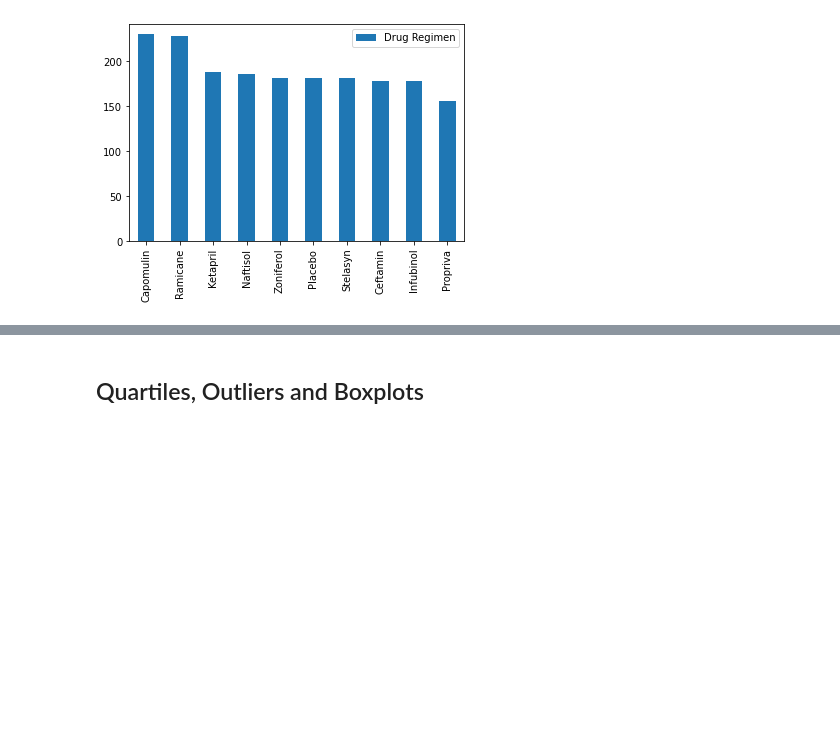
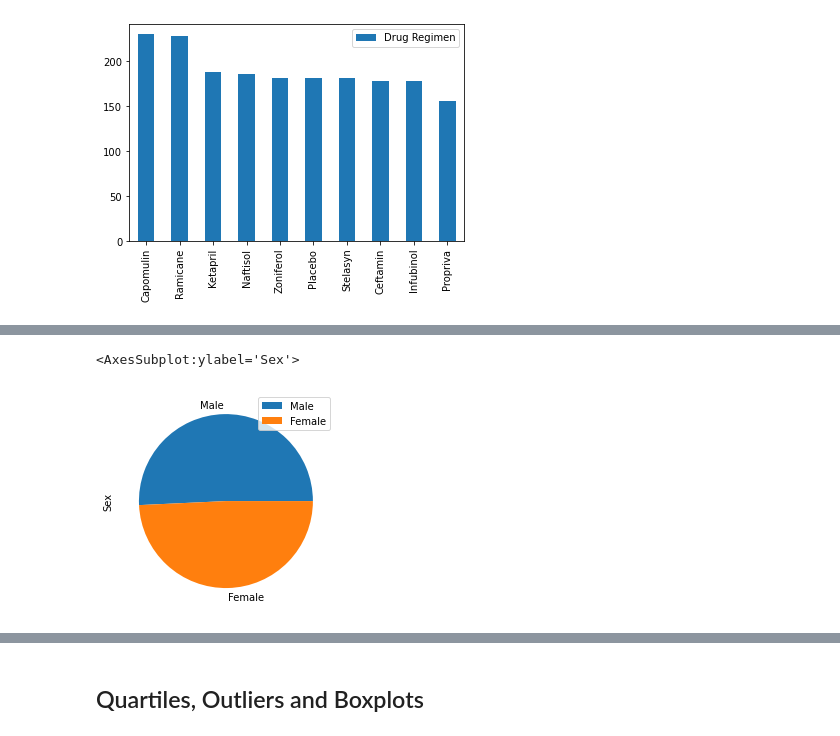
Before and after one commit to rperezme-data/DAB_H05_Matplotlib-challenge, a Jupyter notebook: Pymaceuticals/main.ipynb, the cells around one changed output, grey strips where cells are left out. Drawn from its saved outputs; the diff is of its cells as text; code cells hidden in the pictures; blank space fills up the shorter version.

Commit message:
Add Pie Chart

```diff
--- a/Pymaceuticals/main.ipynb
+++ b/Pymaceuticals/main.ipynb
@@ -155,5 +155,9 @@ plt.bar(regime_counts.index, regime_counts.values)
 [figure]
 # %%
 # Generate a pie plot showing the distribution of female versus male mice using pandas
+pd.DataFrame(clean_data['Sex'].value_counts()).plot(kind='pie', y='Sex')
+# %% [output]
+<AxesSubplot:ylabel='Sex'>
+[figure, added]
 # %%
 # Generate a pie plot showing the distribution of female versus male mice using pyplot
```
Also changed, not shown: parts of 2 cells of this notebook.
